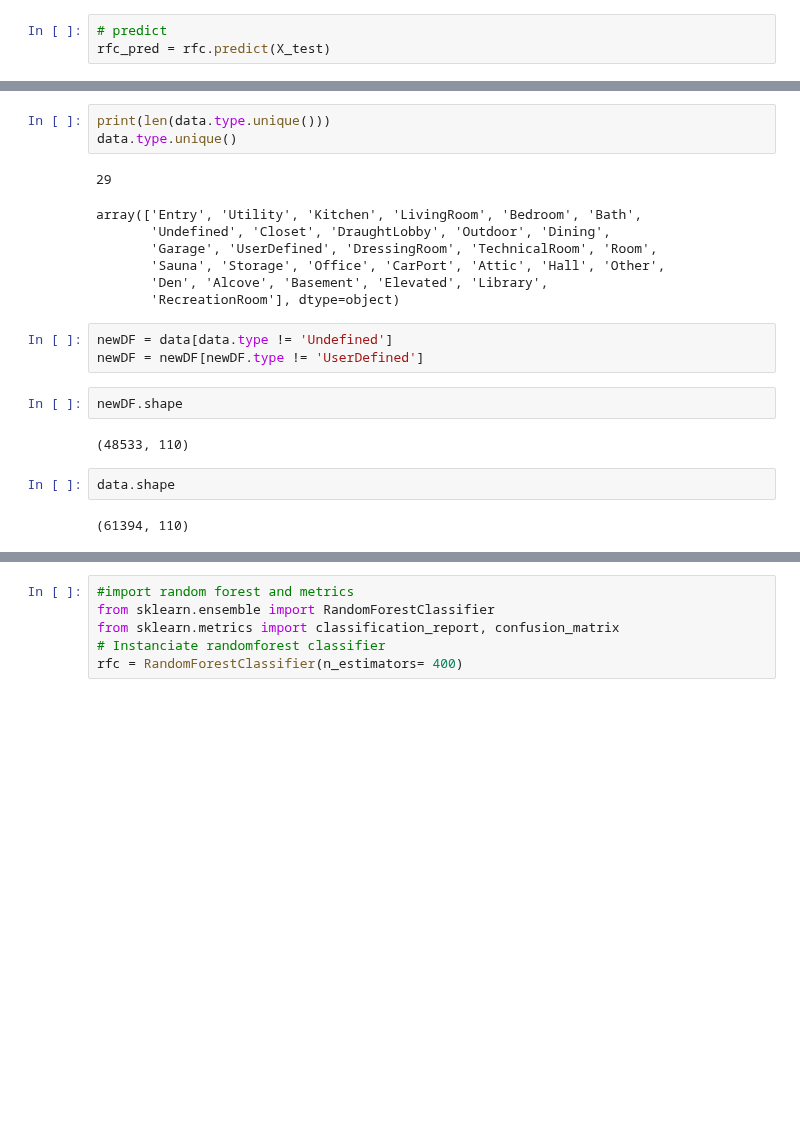
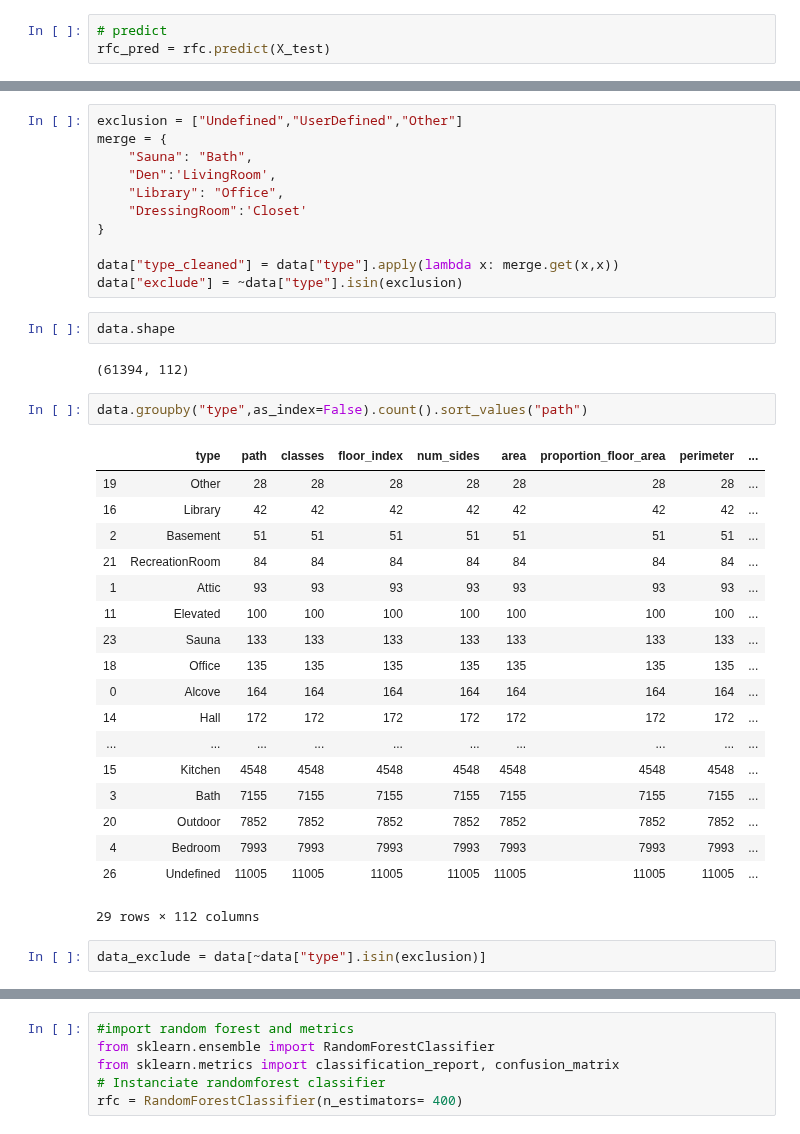
Before and after one commit to cltarchitecture/2021-spring-studio-lab, a Jupyter notebook: Machine Learning/RandomForest.ipynb, the cells around one changed output, grey strips where cells are left out. Cells and saved outputs as stored; diff of their text form; blank space fills up the shorter version.

Commit message:
updated data cleaning

```diff
--- a/Machine Learning/RandomForest.ipynb
+++ b/Machine Learning/RandomForest.ipynb
@@ -96,22 +92,38 @@ sn.heatmap(df_cm, annot=True)
-# %%
-print(len(data.type.unique()))
-data.type.unique()
-# %% [output]
-29
-array(['Entry', 'Utility', 'Kitchen', 'LivingRoom', 'Bedroom', 'Bath',
-       'Undefined', 'Closet', 'DraughtLobby', 'Outdoor', 'Dining',
-       'Garage', 'UserDefined', 'DressingRoom', 'TechnicalRoom', 'Room',
-       'Sauna', 'Storage', 'Office', 'CarPort', 'Attic', 'Hall', 'Other',
-       'Den', 'Alcove', 'Basement', 'Elevated', 'Library',
-       'RecreationRoom'], dtype=object)
-# %%
-newDF = data[data.type != 'Undefined']
-newDF = newDF[newDF.type != 'UserDefined']
-# %%
-newDF.shape
-# %% [output]
-(48533, 110)
+# %%
+exclusion = ["Undefined","UserDefined","Other"]
+merge = {
+    "Sauna": "Bath",
+    "Den":'LivingRoom',
+    "Library": "Office",
+    "DressingRoom":'Closet'
+}
+
+data["type_cleaned"] = data["type"].apply(lambda x: merge.get(x,x))
+data["exclude"] = ~data["type"].isin(exclusion)
 # %%
 data.shape
 # %% [output]
-(61394, 110)
+(61394, 112)
+# %%
+data.groupby("type",as_index=False).count().sort_values("path")
+# %% [output]
+|  | type | path | classes | floor_index | num_sides | area | proportion_floor_area | perimeter | ... |
+| 19 | Other | 28 | 28 | 28 | 28 | 28 | 28 | 28 | ... |
+| 16 | Library | 42 | 42 | 42 | 42 | 42 | 42 | 42 | ... |
+| 2 | Basement | 51 | 51 | 51 | 51 | 51 | 51 | 51 | ... |
+| 21 | RecreationRoom | 84 | 84 | 84 | 84 | 84 | 84 | 84 | ... |
+| 1 | Attic | 93 | 93 | 93 | 93 | 93 | 93 | 93 | ... |
+| 11 | Elevated | 100 | 100 | 100 | 100 | 100 | 100 | 100 | ... |
+| 23 | Sauna | 133 | 133 | 133 | 133 | 133 | 133 | 133 | ... |
+| 18 | Office | 135 | 135 | 135 | 135 | 135 | 135 | 135 | ... |
+| 0 | Alcove | 164 | 164 | 164 | 164 | 164 | 164 | 164 | ... |
+| 14 | Hall | 172 | 172 | 172 | 172 | 172 | 172 | 172 | ... |
+| ... | ... | ... | ... | ... | ... | ... | ... | ... | ... |
+| 15 | Kitchen | 4548 | 4548 | 4548 | 4548 | 4548 | 4548 | 4548 | ... |
+| 3 | Bath | 7155 | 7155 | 7155 | 7155 | 7155 | 7155 | 7155 | ... |
+| 20 | Outdoor | 7852 | 7852 | 7852 | 7852 | 7852 | 7852 | 7852 | ... |
+| 4 | Bedroom | 7993 | 7993 | 7993 | 7993 | 7993 | 7993 | 7993 | ... |
+| 26 | Undefined | 11005 | 11005 | 11005 | 11005 | 11005 | 11005 | 11005 | ... |
+29 rows × 112 columns
+# %%
+data_exclude = data[~data["type"].isin(exclusion)]
```
Also changed, not shown: parts of 9 cells of this notebook.
